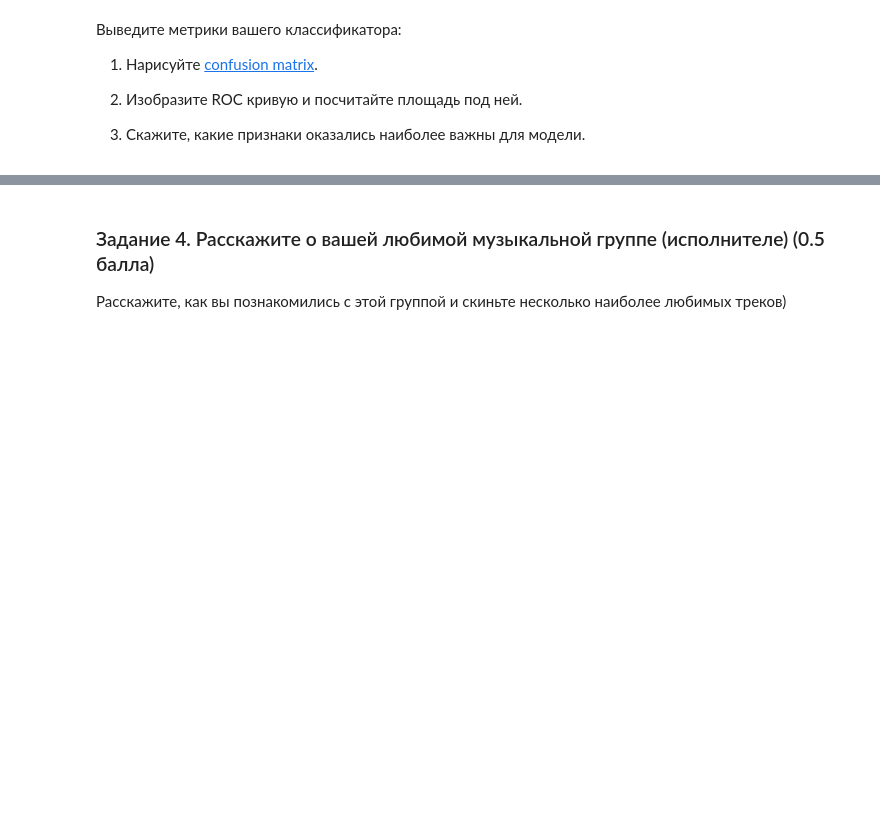
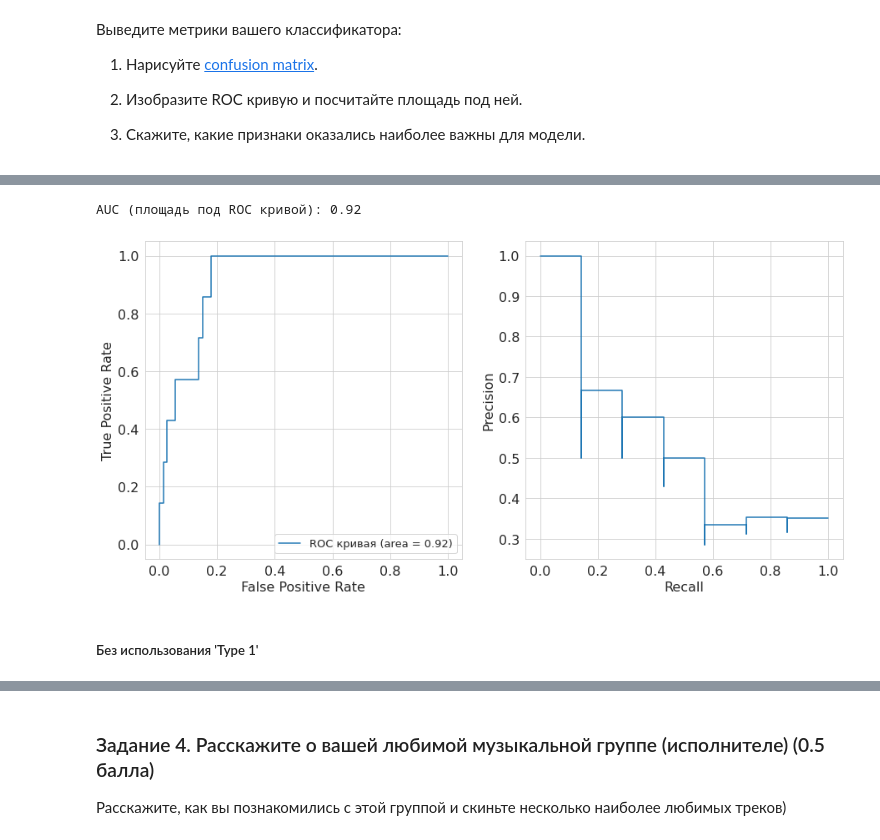
Before and after one commit to Freddsle/BI_ML_2021, a Jupyter notebook: l2_linmodels_GD/code/Linear_models.ipynb, the cells around one changed output, grey strips where cells are left out. Cells and saved outputs as stored; diff of their text form; code cells hidden in the pictures; blank space fills up the shorter version.

```diff
--- a/l2_linmodels_GD/code/Linear_models.ipynb
+++ b/l2_linmodels_GD/code/Linear_models.ipynb
@@ -1182,0 +1241,28 @@ X_test.iloc[:,1:] = scaler.fit_transform(X_test.iloc[:,1:])
+# %%
+from sklearn.metrics import roc_auc_score
+
+yT_score = log_Tmodel.decision_function(XT_test)
+aucT = roc_auc_score(y_test, yT_score)
+print('AUC (площадь под ROC кривой): %.2f' % aucT)
+# %% [output]
+AUC (площадь под ROC кривой): 0.92
+# %%
+fig, (ax1, ax2) = plt.subplots(1, 2, figsize=(15, 7))
+plt.rcParams['font.size'] = 13.0
+
+
+fpr, tpr, _ = roc_curve(y_test, yT_score, pos_label=log_Tmodel.classes_[1])
+roc_display = RocCurveDisplay(fpr=fpr, tpr=tpr)
+
+
+prec, recall, _ = precision_recall_curve(y_test, yT_score, pos_label=log_Tmodel.classes_[1])
+pr_display = PrecisionRecallDisplay(precision=prec, recall=recall)
+
+
+roc_display.plot(ax=ax1, label='ROC кривая (area = %0.2f)' %aucT)
+pr_display.plot(ax=ax2)
+plt.show()
+# %% [output]
+[figure, added]
+# %% [markdown]
+##### Без использования 'Type 1'
```
Also changed, not shown: parts of 168 cells of this notebook.
